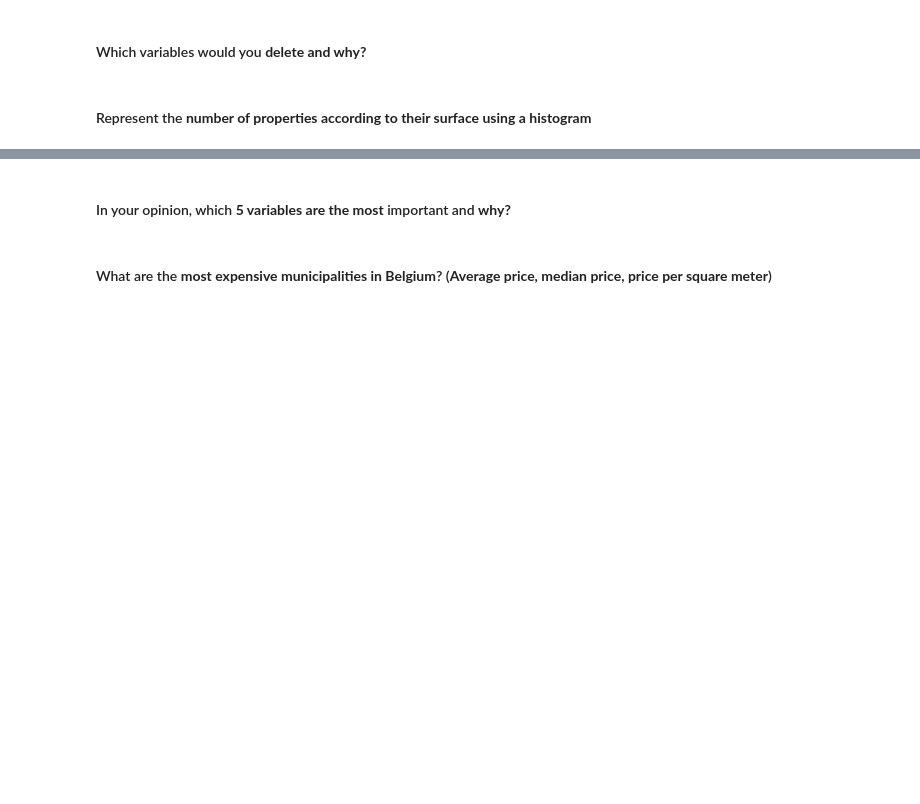
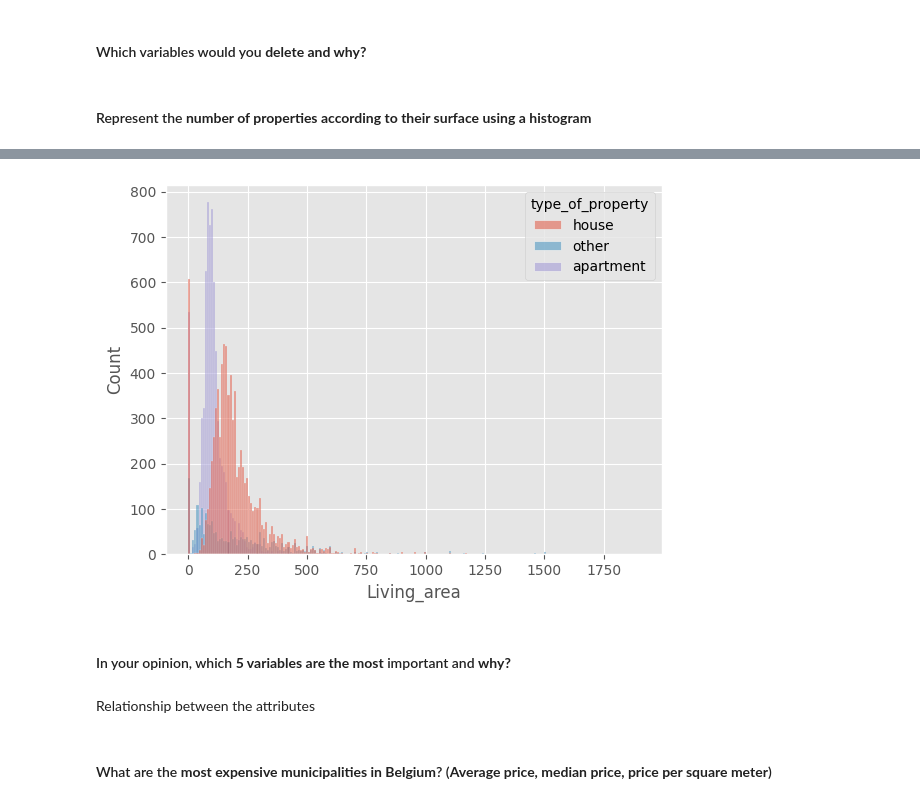
Before and after one commit to Koumeyl/challenge-data-analysis, a Jupyter notebook: Exploration.ipynb, the cells around one changed output, grey strips where cells are left out. Cells and saved outputs as stored; diff of their text form; code cells hidden in the pictures; blank space fills up the shorter version.

```diff
--- a/Exploration.ipynb
+++ b/Exploration.ipynb
@@ -67,0 +173,22 @@ Number of floors : 12101 , missing values: 69.65%
+# %%
+requested_attributes_list = ['url',
+                             'type_of_property',
+                             'subtype_of_property',
+                             'Price',
+                             'locality',
+                             'zip_code',
+                             'Construction year',
+                             'Building condition',
+                             'Number of frontages',
+                             'Living area',
+                             'Kitchen type',
+                             'Bedrooms',
+                             'Furnished',
+                             'Surface of the plot',
+                             'Garden surface',
+                             'Terrace surface',
+                             'Swimming pool',
+                             'type_of_sale',
+                             'Terrace',
+                             'Garden',
+                             'region']
@@ -67,0 +221,2 @@ Number of floors : 12101 , missing values: 69.65%
+# %%
+df = df_raw[requested_attributes_list]
@@ -67,0 +239,10 @@ Number of floors : 12101 , missing values: 69.65%
+# %%
+df = df.rename({'Construction year':'Construction_year',
+                'Building condition':'Building_condition',
+                'Number of frontages':'Number_of_frontages',
+                'Living area':'Living_area',
+                'Kitchen type':'Kitchen_type',
+                'Surface of the plot':'Surface_of_the_plot',
+                'Garden surface':'Garden_surface',
+                'Terrace surface':'Terrace_surface',
+                'Swimming pool':'Swimming_pool'}, axis=1)
@@ -95,2 +289,0 @@ Number of floors : 12101 , missing values: 69.65%
-# %%
-df = pd.read_csv('data/clean_data.csv')
@@ -288,0 +483,8 @@ raw_data, data exploration
+# %%
+sns.histplot(data=df.query('Living_area < 2000'),
+             x='Living_area',
+             #y=,
+             hue='type_of_property')
+plt.show()
+# %% [output]
+[figure, added]
@@ -289,5 +497,7 @@ raw_data, data exploration
 # %% [markdown]
 #### In your opinion, which **5 variables are the most** important and **why?**
+# %% [markdown]
+Relationship between the attributes
 # %% [markdown]
 #### What are the **most expensive municipalities in Belgium**? (**Average price, median price, price per square meter**)
 # %% [markdown]
```
Also changed, not shown: parts of 58 cells of this notebook.
